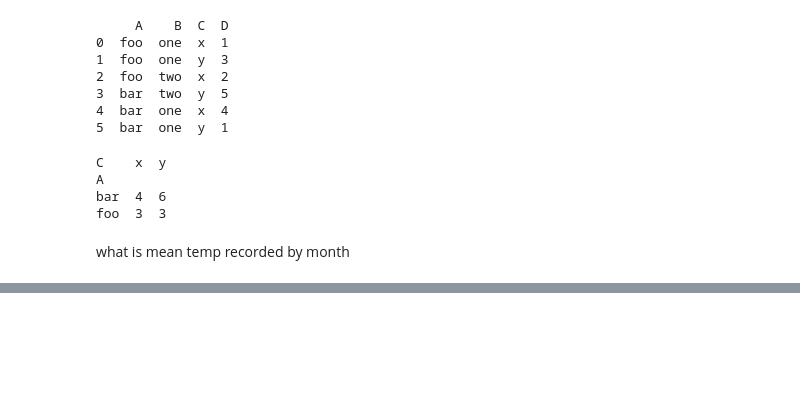
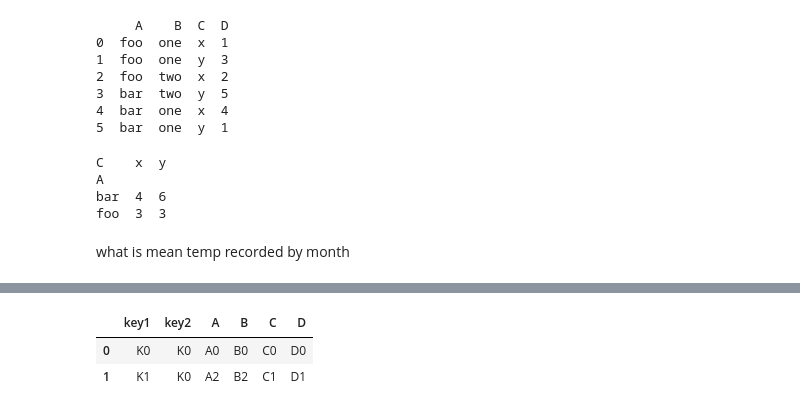
Before and after one commit to DEBAJITSAMANTA7/Big-Data-Engineering-Full, a Jupyter notebook: Pandas_python/pandas_part5.ipynb, the cells around one changed output, grey strips where cells are left out. Drawn from its saved outputs; the diff is of its cells as text; code cells hidden in the pictures; blank space fills up the shorter version.

```diff
--- a/Pandas_python/pandas_part5.ipynb
+++ b/Pandas_python/pandas_part5.ipynb
@@ -76,0 +266,22 @@ Name: Weather, Length: 8784, dtype: object
+# %%
+# First DataFrame
+df1 = pd.DataFrame({
+    'key1': ['K0', 'K0', 'K1', 'K2'],
+    'key2': ['K0', 'K1', 'K0', 'K1'],
+    'A': ['A0', 'A1', 'A2', 'A3'],
+    'B': ['B0', 'B1', 'B2', 'B3']
+},index=[1,2,3,4])
+
+# Second DataFrame
+df2 = pd.DataFrame({
+    'key1': ['K0', 'K1', 'K1', 'K2'],
+    'key2': ['K0', 'K0', 'K1', 'K0'],
+    'C': ['C0', 'C1', 'C2', 'C3'],
+    'D': ['D0', 'D1', 'D2', 'D3']
+},index=[5,6,7,8])
+# %%
+pd.merge(df1,df2,on=['key1','key2'],how='inner')
+# %% [output]
+|  | key1 | key2 | A | B | C | D |
+| 0 | K0 | K0 | A0 | B0 | C0 | D0 |
+| 1 | K1 | K0 | A2 | B2 | C1 | D1 |
```
Also changed, not shown: parts of 9 cells of this notebook.
